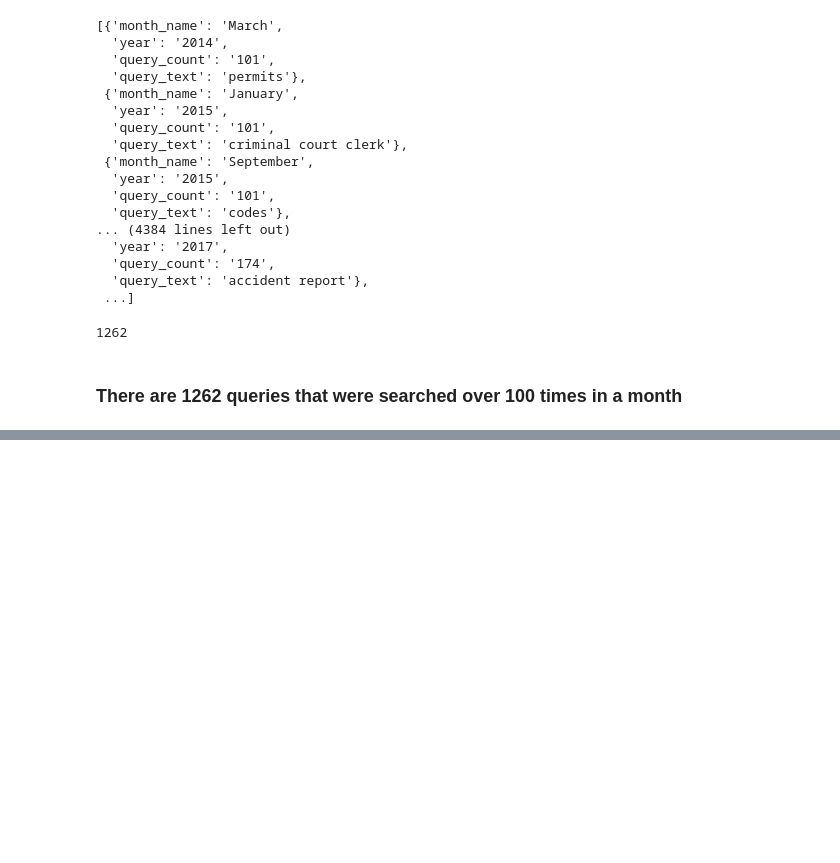
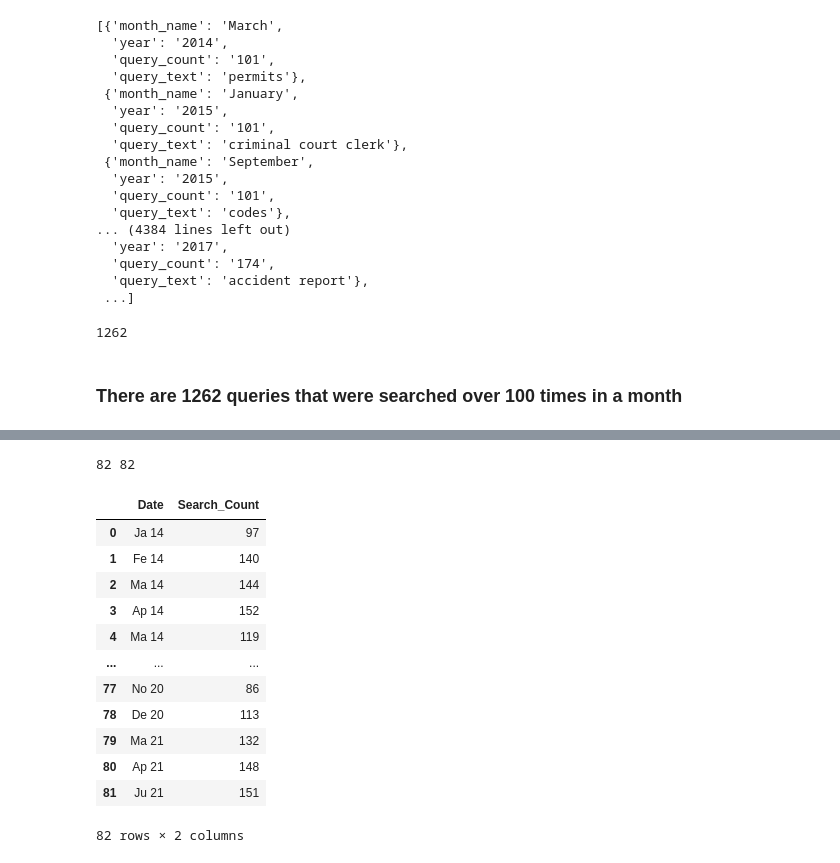
Before and after one commit to NSS-Full-Time-Data-Analytics-11/api-project-Joshua-Clugston, a Jupyter notebook: notebook/api_project.ipynb, the cells around one changed output, grey strips where cells are left out. Cells and saved outputs as stored; diff of their text form; code cells hidden in the pictures; blank space fills up the shorter version.

```diff
--- a/notebook/api_project.ipynb
+++ b/notebook/api_project.ipynb
@@ -171,0 +290,21 @@ len(results)
+# %%
+print(len(x),len(y))
+# %% [output]
+82 82
+# %%
+maps_df = pd.DataFrame({'Date':x, 'Search_Count':y})
+maps_df
+# %% [output]
+|  | Date | Search_Count |
+| 0 | Ja 14 | 97 |
+| 1 | Fe 14 | 140 |
+| 2 | Ma 14 | 144 |
+| 3 | Ap 14 | 152 |
+| 4 | Ma 14 | 119 |
+| ... | ... | ... |
+| 77 | No 20 | 86 |
+| 78 | De 20 | 113 |
+| 79 | Ma 21 | 132 |
+| 80 | Ap 21 | 148 |
+| 81 | Ju 21 | 151 |
+82 rows × 2 columns
```
Also changed, not shown: parts of 14 cells of this notebook, 1 other file.
